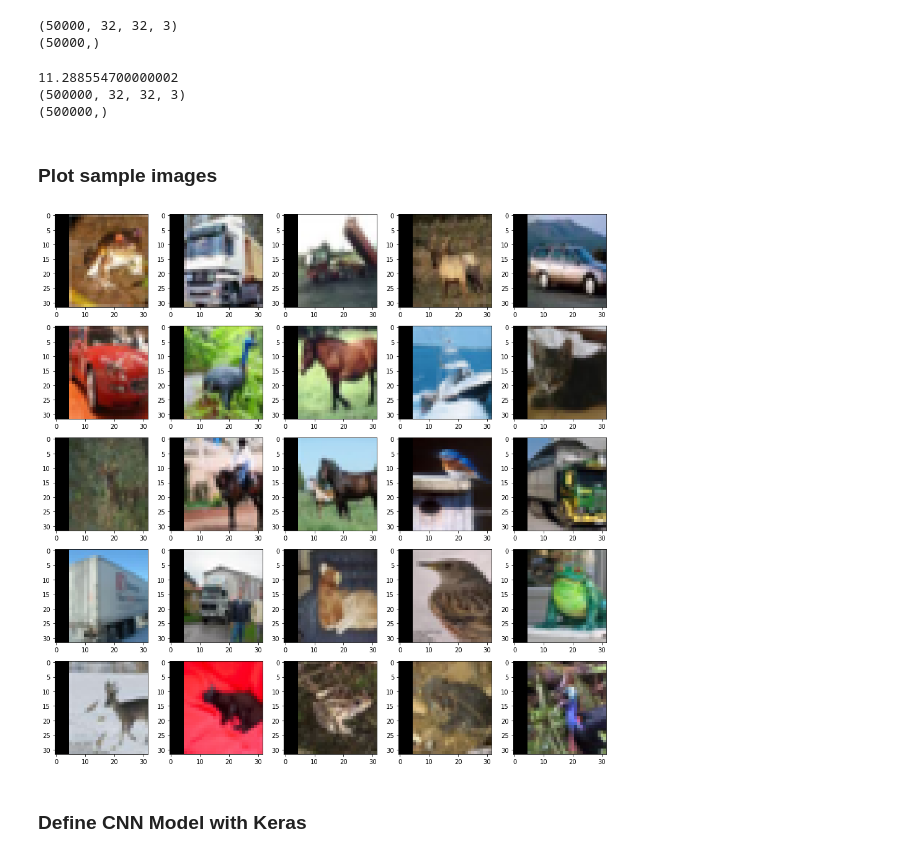
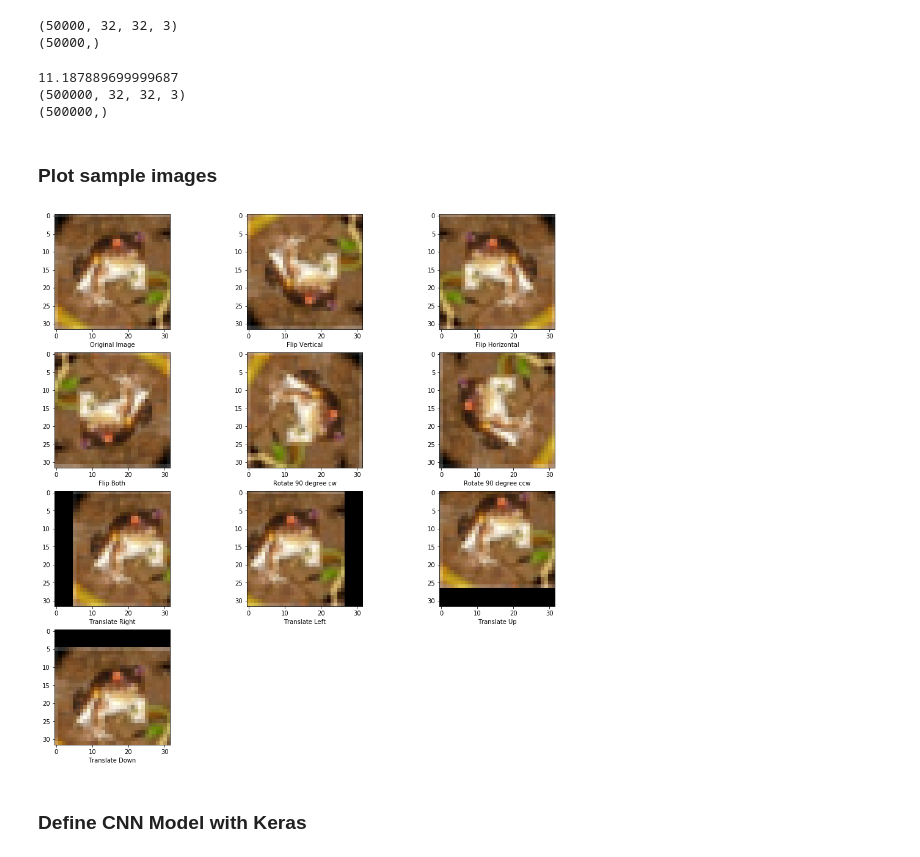
Before and after one commit to S-Benz/dl_cnn, a Jupyter notebook: sa.ipynb, the cells around one changed output. Drawn from its saved outputs; the diff is of its cells as text; code cells hidden in the pictures.

```diff
--- a/sa.ipynb
+++ b/sa.ipynb
@@ -142,8 +142,8 @@ flip_both = flip_images(train_data, -1)
 # augment data by translating images
 translate_right= translate_images(train_data, 5, 0)
 translate_left = translate_images(train_data, -5, 0)
-translate_up = translate_images(train_data, 0 ,5)
-translate_down = translate_images(train_data, 0,  -5)
+translate_up = translate_images(train_data, 0 ,-5)
+translate_down = translate_images(train_data, 0,  5)
 
 
 # augment data by rotating images
@@ -171,21 +171,51 @@ train_labels = np.tile(train_labels, 10)
 print(train_data.shape)
 print(train_labels.shape)
 # %% [output]
-11.288554700000002
+11.187889699999687
 (500000, 32, 32, 3)
 (500000,)
 # %% [markdown]
 ### Plot sample images
-# %%
-rows = 5
-cols = 5
-fig = plt.figure(figsize=(16, 16))
-for i in range(cols * rows):
-    fig.add_subplot(rows, cols, i + 1)
-    plt.imshow(translate_right[i])
-plt.show()
-# %% [output]
-[figure, removed]
+# %%
+rows = 4
+cols = 3
+
+fig = plt.figure(figsize=(16, 16))
+
+fig.add_subplot(rows, cols, 1)
+plt.xlabel('Original Image')
+plt.imshow(train_data[0])
+fig.add_subplot(rows, cols, 2)
+plt.xlabel('Flip Vertical')
+plt.imshow(flip_vertical[0])
+fig.add_subplot(rows, cols, 3)
+plt.xlabel('Flip Horizontal')
+plt.imshow(flip_horizontal[0])
+fig.add_subplot(rows, cols, 4)
+plt.imshow(flip_both[0])
+plt.xlabel('Flip Both')
+fig.add_subplot(rows, cols, 5)
+plt.xlabel('Rotate 90 degree cw')
+plt.imshow(rotate_ninety_cw[0])
+fig.add_subplot(rows, cols, 6)
+plt.xlabel('Rotate 90 degree ccw')
+plt.imshow(rotate_nintey_ccw[0])
+fig.add_subplot(rows, cols, 7)
+plt.xlabel('Translate Right')
+plt.imshow(translate_right[0])
+fig.add_subplot(rows, cols, 8)
+plt.xlabel('Translate Left')
+plt.imshow(translate_left[0])
+fig.add_subplot(rows, cols, 9)
+plt.xlabel('Translate Up')
+plt.imshow(translate_up[0])
+fig.add_subplot(rows, cols, 10)
+plt.xlabel('Translate Down')
+plt.imshow(translate_down[0])
+
+plt.show()
+# %% [output]
+[figure, added]
 # %% [markdown]
 ### Define CNN Model with Keras
 # %%
```
Also changed, not shown: parts of 5 cells of this notebook.
